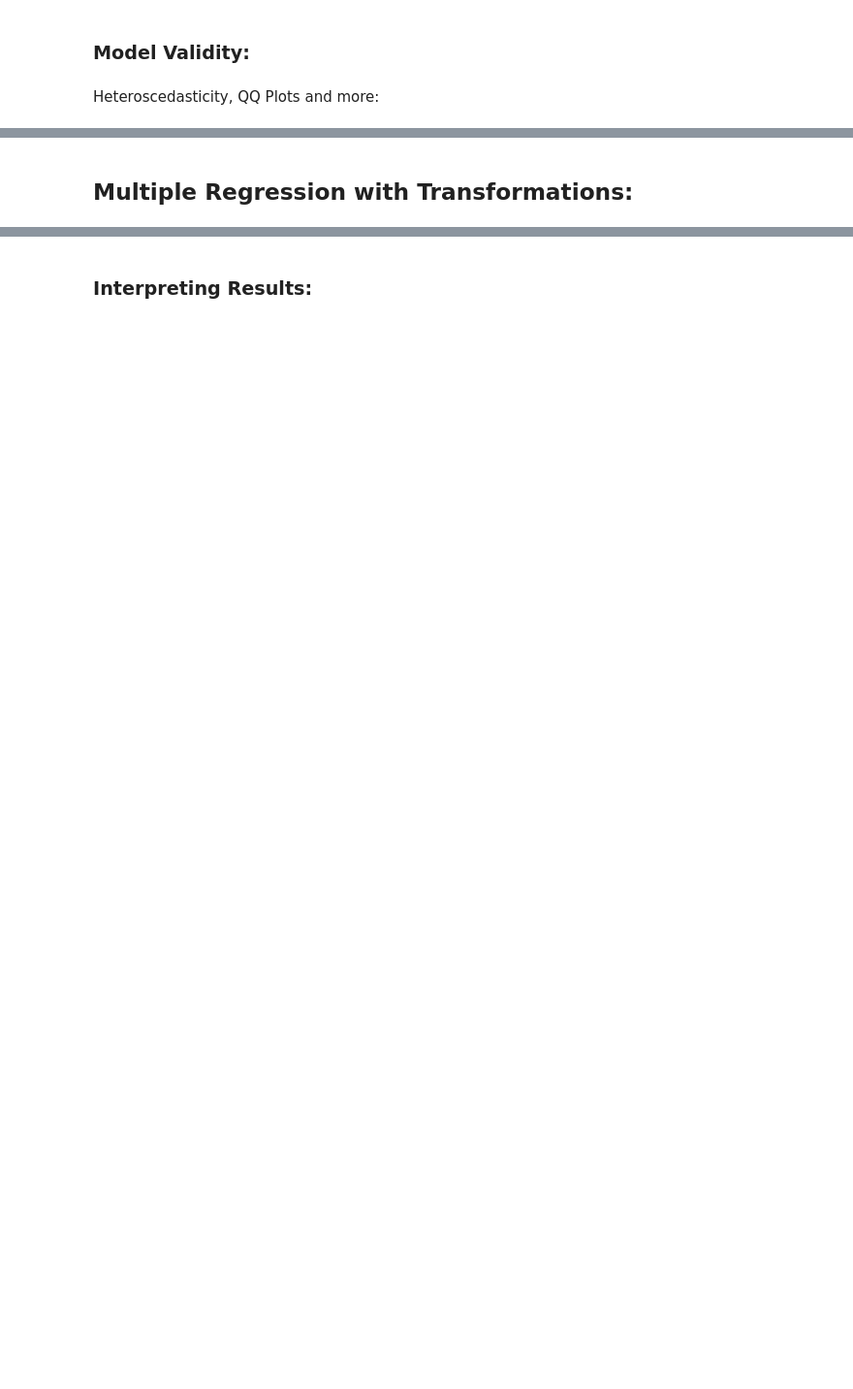
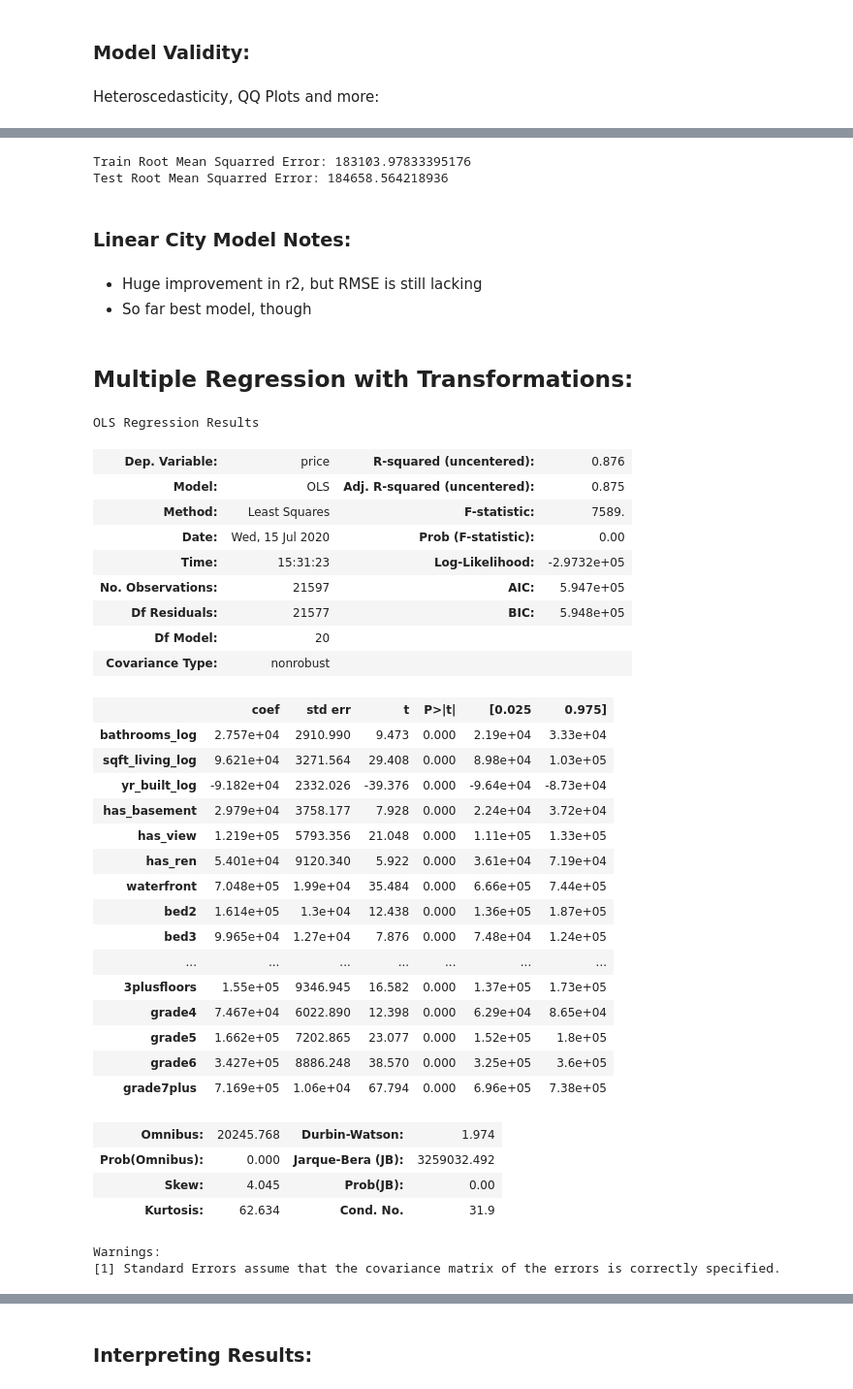
Before and after one commit to thomaskbrown18/Predicting_Home_Prices, a Jupyter notebook: student.ipynb, the cells around one changed output, grey strips where cells are left out. Shown at 97% size. Drawn from its saved outputs; the diff is of its cells as text; code cells hidden in the pictures; blank space fills up the shorter version.

```diff
--- a/student.ipynb
+++ b/student.ipynb
@@ -462,6 +593,6 @@ df_log_norm.hist(figsize=(15,15));
 # %%
 baseline_df = pd.concat([df_cat, df_con], axis=1)
-feat_eng_df = pd.concat([df_log_norm, df_con], axis=1)
+feat_eng_df = pd.concat([df_log_norm, df_cat], axis=1)
 blX = baseline_df
 X = feat_eng_df
 y = df['price']
@@ -580,2 +771,61 @@ Heteroscedasticity, QQ Plots and more:
+# %%
+linreg = LinearRegression()
+linreg.fit(X_train3, y_train3)
+
+y_hat_train3 = linreg.predict(X_train3)
+y_hat_test3 = linreg.predict(X_test3)
+
+train_residuals3 = y_hat_train3 - y_train3
+test_residuals3 = y_hat_test3 - y_test3
+
+mse_train = np.sum((y_train3-y_hat_train3)**2)/len(y_train3)
+mse_test = np.sum((y_test3-y_hat_test3)**2)/len(y_test3)
+print('Train Root Mean Squarred Error:', np.sqrt(mse_train))
+print('Test Root Mean Squarred Error:', np.sqrt(mse_test))
+# %% [output]
+Train Root Mean Squarred Error: 183103.97833395176
+Test Root Mean Squarred Error: 184658.564218936
+# %% [markdown]
+### Linear City Model Notes:
+# %% [markdown]
+- Huge improvement in r2, but RMSE is still lacking
+- So far best model, though
 # %% [markdown]
 ## Multiple Regression with Transformations:
+# %%
+#Model 2 - Log Transformations:
+model2 = sm.OLS(df['price'], X).fit()
+model2.summary()
+# %% [output]
+OLS Regression Results
+| Dep. Variable: | price | R-squared (uncentered): | 0.876 |
+| Model: | OLS | Adj. R-squared (uncentered): | 0.875 |
+| Method: | Least Squares | F-statistic: | 7589. |
+| Date: | Wed, 15 Jul 2020 | Prob (F-statistic): | 0.00 |
+| Time: | 15:31:23 | Log-Likelihood: | -2.9732e+05 |
+| No. Observations: | 21597 | AIC: | 5.947e+05 |
+| Df Residuals: | 21577 | BIC: | 5.948e+05 |
+| Df Model: | 20 |  |  |
+| Covariance Type: | nonrobust |  |  |
+|  | coef | std err | t | P>|t| | [0.025 | 0.975] |
+| bathrooms_log | 2.757e+04 | 2910.990 | 9.473 | 0.000 | 2.19e+04 | 3.33e+04 |
+| sqft_living_log | 9.621e+04 | 3271.564 | 29.408 | 0.000 | 8.98e+04 | 1.03e+05 |
+| yr_built_log | -9.182e+04 | 2332.026 | -39.376 | 0.000 | -9.64e+04 | -8.73e+04 |
+| has_basement | 2.979e+04 | 3758.177 | 7.928 | 0.000 | 2.24e+04 | 3.72e+04 |
+| has_view | 1.219e+05 | 5793.356 | 21.048 | 0.000 | 1.11e+05 | 1.33e+05 |
+| has_ren | 5.401e+04 | 9120.340 | 5.922 | 0.000 | 3.61e+04 | 7.19e+04 |
+| waterfront | 7.048e+05 | 1.99e+04 | 35.484 | 0.000 | 6.66e+05 | 7.44e+05 |
+| bed2 | 1.614e+05 | 1.3e+04 | 12.438 | 0.000 | 1.36e+05 | 1.87e+05 |
+| bed3 | 9.965e+04 | 1.27e+04 | 7.876 | 0.000 | 7.48e+04 | 1.24e+05 |
+| ... | ... | ... | ... | ... | ... | ... |
+| 3plusfloors | 1.55e+05 | 9346.945 | 16.582 | 0.000 | 1.37e+05 | 1.73e+05 |
+| grade4 | 7.467e+04 | 6022.890 | 12.398 | 0.000 | 6.29e+04 | 8.65e+04 |
+| grade5 | 1.662e+05 | 7202.865 | 23.077 | 0.000 | 1.52e+05 | 1.8e+05 |
+| grade6 | 3.427e+05 | 8886.248 | 38.570 | 0.000 | 3.25e+05 | 3.6e+05 |
+| grade7plus | 7.169e+05 | 1.06e+04 | 67.794 | 0.000 | 6.96e+05 | 7.38e+05 |
+| Omnibus: | 20245.768 | Durbin-Watson: | 1.974 |
+| Prob(Omnibus): | 0.000 | Jarque-Bera (JB): | 3259032.492 |
+| Skew: | 4.045 | Prob(JB): | 0.00 |
+| Kurtosis: | 62.634 | Cond. No. | 31.9 |
+Warnings:
+[1] Standard Errors assume that the covariance matrix of the errors is correctly specified.
```
Also changed, not shown: parts of 35 cells of this notebook, 2 other files.
